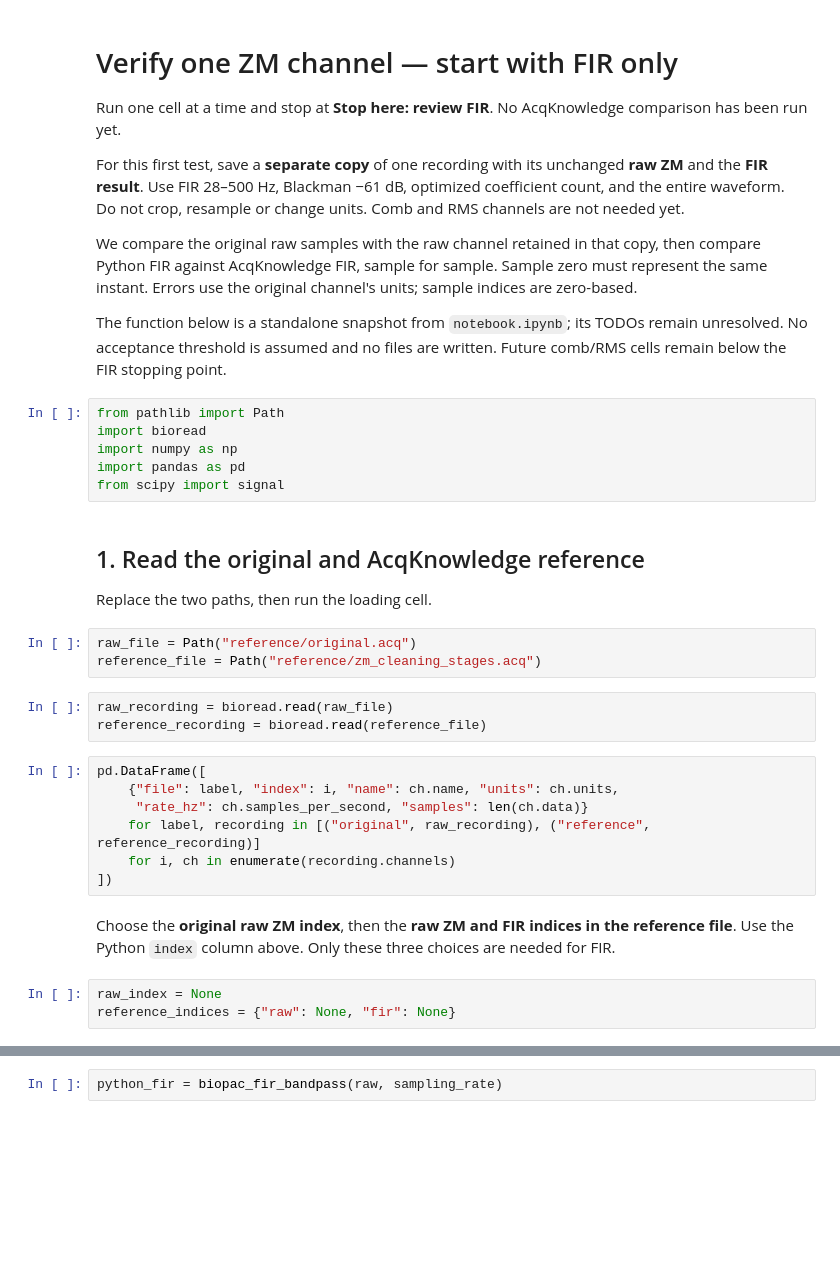
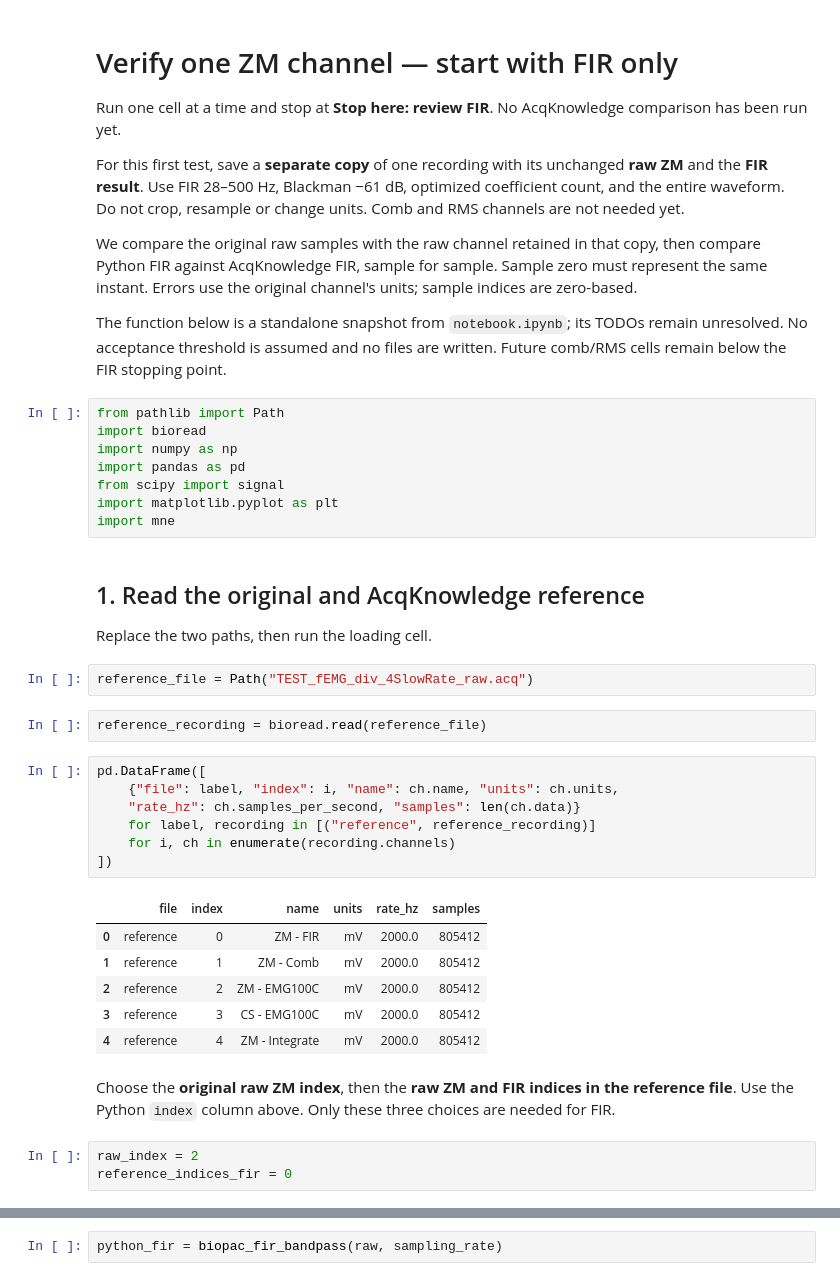
Before and after one commit to DRPproton/streamlit-acq, a Jupyter notebook: Step_3/03_compare_one_channel.ipynb, the cells around one changed output, grey strips where cells are left out. Cells and saved outputs as stored; diff of their text form; blank space fills up the shorter version.

```diff
--- a/Step_3/03_compare_one_channel.ipynb
+++ b/Step_3/03_compare_one_channel.ipynb
@@ -14,25 +14,32 @@ import bioread
 import numpy as np
 import pandas as pd
 from scipy import signal
+import matplotlib.pyplot as plt
+import mne
 # %% [markdown]
 ## 1. Read the original and AcqKnowledge reference
 Replace the two paths, then run the loading cell.
 # %%
-raw_file = Path("reference/original.acq")
-reference_file = Path("reference/zm_cleaning_stages.acq")
+reference_file = Path("TEST_fEMG_div_4SlowRate_raw.acq")
 # %%
-raw_recording = bioread.read(raw_file)
 reference_recording = bioread.read(reference_file)
 # %%
 pd.DataFrame([
     {"file": label, "index": i, "name": ch.name, "units": ch.units,
-     "rate_hz": ch.samples_per_second, "samples": len(ch.data)}
-    for label, recording in [("original", raw_recording), ("reference", reference_recording)]
+    "rate_hz": ch.samples_per_second, "samples": len(ch.data)}
+    for label, recording in [("reference", reference_recording)]
     for i, ch in enumerate(recording.channels)
 ])
+# %% [output]
+|  | file | index | name | units | rate_hz | samples |
+| 0 | reference | 0 | ZM - FIR | mV | 2000.0 | 805412 |
+| 1 | reference | 1 | ZM - Comb | mV | 2000.0 | 805412 |
+| 2 | reference | 2 | ZM - EMG100C | mV | 2000.0 | 805412 |
+| 3 | reference | 3 | CS - EMG100C | mV | 2000.0 | 805412 |
+| 4 | reference | 4 | ZM - Integrate | mV | 2000.0 | 805412 |
 # %% [markdown]
 Choose the **original raw ZM index**, then the **raw ZM and FIR indices in the reference file**. Use the Python `index` column above. Only these three choices are needed for FIR.
 # %%
-raw_index = None
-reference_indices = {"raw": None, "fir": None}
+raw_index = 2
+reference_indices_fir = 0
 # %%
```
Also changed, not shown: parts of 47 cells of this notebook, 14 other files.
